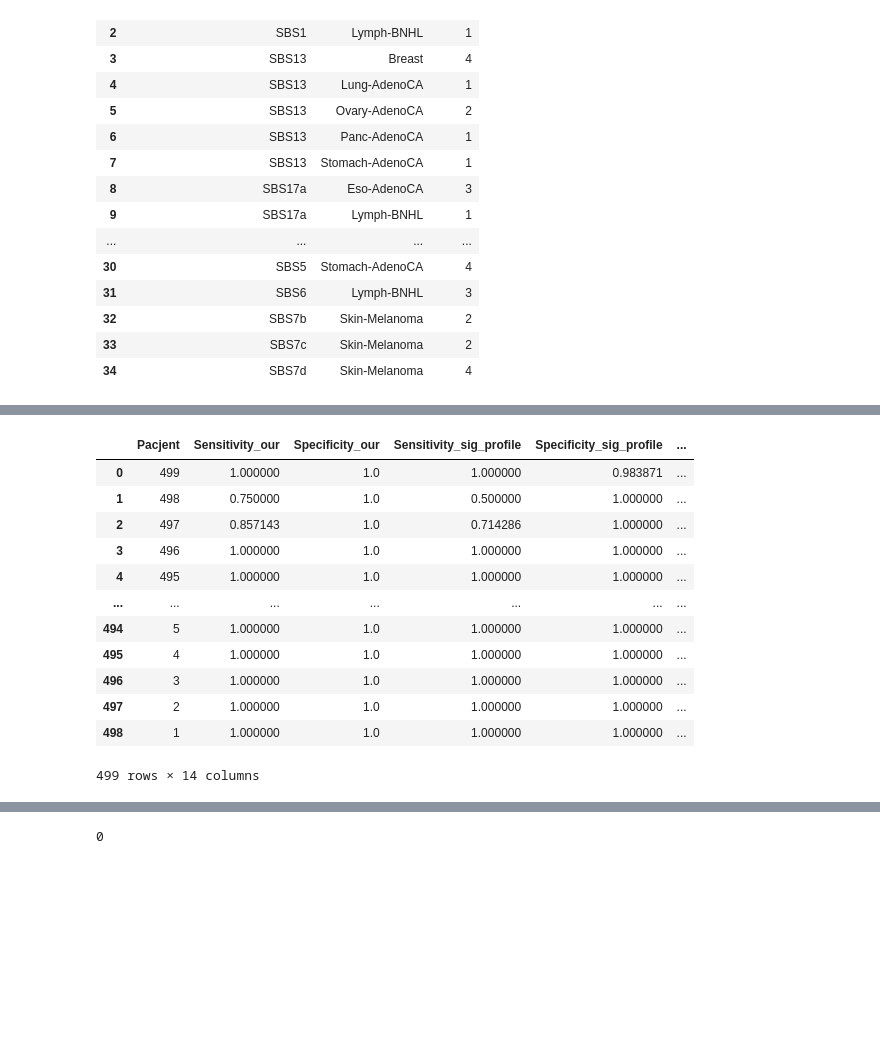
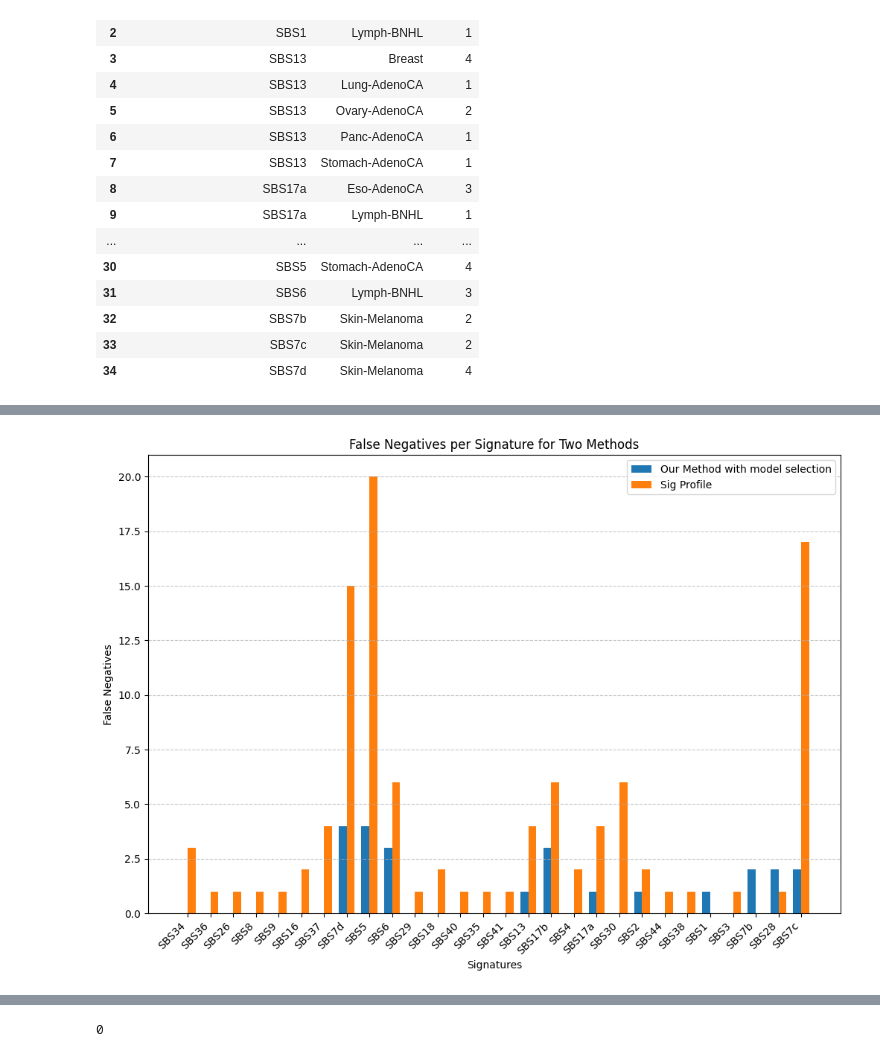
Before and after one commit to marcin119a/data_comparation, a Jupyter notebook: benchmark_6_output/interpretation_benchmark_6.ipynb, the cells around one changed output, grey strips where cells are left out. Drawn from its saved outputs; the diff is of its cells as text; code cells hidden in the pictures; blank space fills up the shorter version.

Commit message:
new results

```diff
--- a/benchmark_6_output/interpretation_benchmark_6.ipynb
+++ b/benchmark_6_output/interpretation_benchmark_6.ipynb
@@ -276,7 +297,3 @@ indexes = ['SBS1', 'SBS2', 'SBS3', 'SBS4', 'SBS5', 'SBS6', 'SBS7a', 'SBS7b',
 
 
 mapping = {index: name for index, name in enumerate(indexes)}
-# %%
-grouped_fn_our['signatures_cat_our'] = grouped_fn_our['signature_false_negatives_our'].map(mapping)
-grouped_fn_signal['signatures_cat_signal'] = grouped_fn_signal['signature_false_negatives_signal'].map(mapping)
-grouped_fn_sig_profile['signatures_cat_sig_profile'] = grouped_fn_sig_profile['signature_false_negatives_sig_profile'].map(mapping)
@@ -306,3 +320,30 @@ plt.show()
+# %%
+
+our_signature_counts = dict(zip(grouped_fn_our['signature_false_negatives_our'], grouped_fn_our['Count']))
+sig_profile_counts = dict(zip(grouped_fn_sig_profile['signature_false_negatives_sig_profile'], grouped_fn_sig_profile['Count']))
+
+all_signatures = set(grouped_fn_our['signature_false_negatives_our']) | set(grouped_fn_sig_profile['signature_false_negatives_sig_profile'])
+
+our_counts = [our_signature_counts.get(sig, 0) for sig in all_signatures]
+sig_profile_counts = [sig_profile_counts.get(sig, 0) for sig in all_signatures]
+
+fig, ax = plt.subplots(figsize=(12, 8))
+bar_width = 0.35
+indexes = np.arange(len(all_signatures))
+
+bar1 = ax.bar(indexes - bar_width/2, our_counts, bar_width, label='Our Method with model selection')
+bar3 = ax.bar(indexes + bar_width/2, sig_profile_counts, bar_width, label='Sig Profile')
+
+ax.set_xlabel('Signatures')
+ax.set_ylabel('False Negatives')
+ax.set_title('False Negatives per Signature for Two Methods')
+ax.legend()
+
+plt.xticks(indexes, all_signatures, rotation=45, ha='right')
+plt.grid(axis='y', linestyle='--', alpha=0.7)
+plt.show()
+# %% [output]
+[figure, added]
 # %%
 import pandas as pd
 
@@ -314,19 +355,3 @@ grouped_fp_sig_profile['signatures_cat_sig_profile'] = grouped_fp_sig_profile['s
-# %%
-results_df
-# %% [output]
-|  | Pacjent | Sensitivity_our | Specificity_our | Sensitivity_sig_profile | Specificity_sig_profile | ... |
-| 0 | 499 | 1.000000 | 1.0 | 1.000000 | 0.983871 | ... |
-| 1 | 498 | 0.750000 | 1.0 | 0.500000 | 1.000000 | ... |
-| 2 | 497 | 0.857143 | 1.0 | 0.714286 | 1.000000 | ... |
-| 3 | 496 | 1.000000 | 1.0 | 1.000000 | 1.000000 | ... |
-| 4 | 495 | 1.000000 | 1.0 | 1.000000 | 1.000000 | ... |
-| ... | ... | ... | ... | ... | ... | ... |
-| 494 | 5 | 1.000000 | 1.0 | 1.000000 | 1.000000 | ... |
-| 495 | 4 | 1.000000 | 1.0 | 1.000000 | 1.000000 | ... |
-| 496 | 3 | 1.000000 | 1.0 | 1.000000 | 1.000000 | ... |
-| 497 | 2 | 1.000000 | 1.0 | 1.000000 | 1.000000 | ... |
-| 498 | 1 | 1.000000 | 1.0 | 1.000000 | 1.000000 | ... |
-499 rows × 14 columns
 # %%
 import seaborn as sns
 res_sig_profile = []
```
Also changed, not shown: parts of 22 cells of this notebook, 6 other files.
